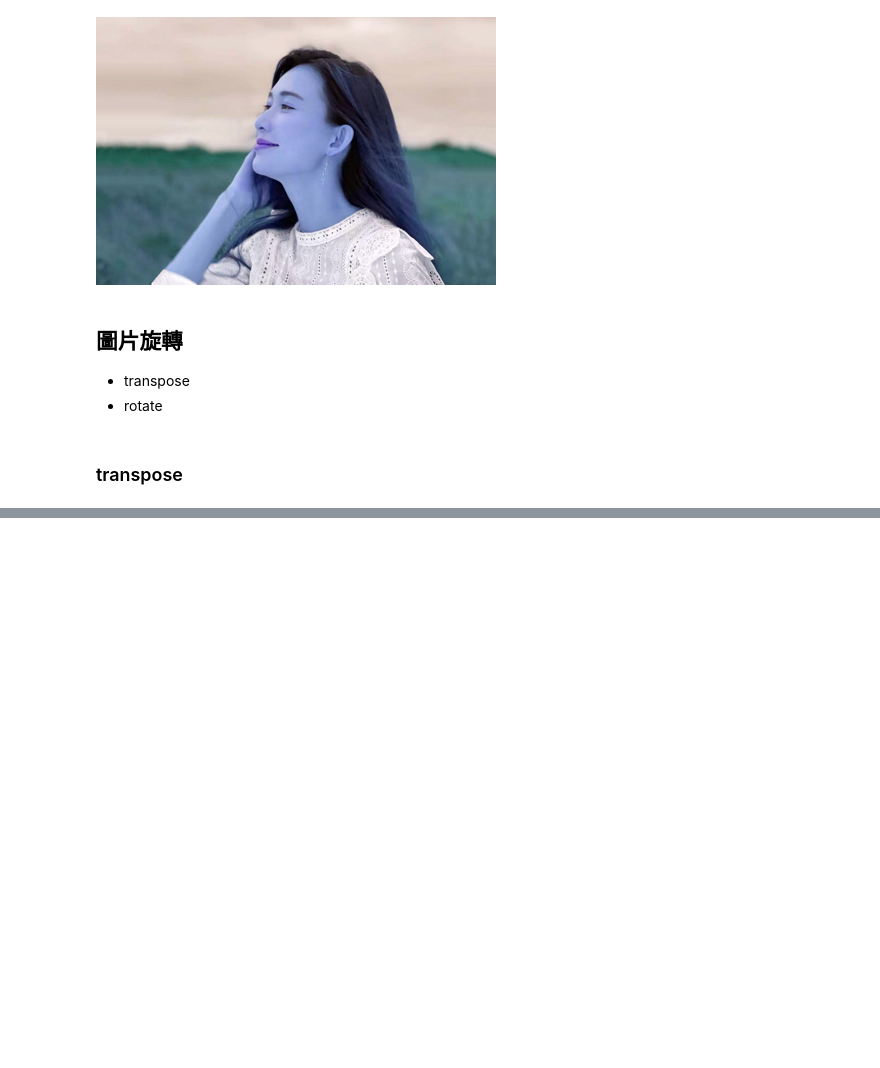
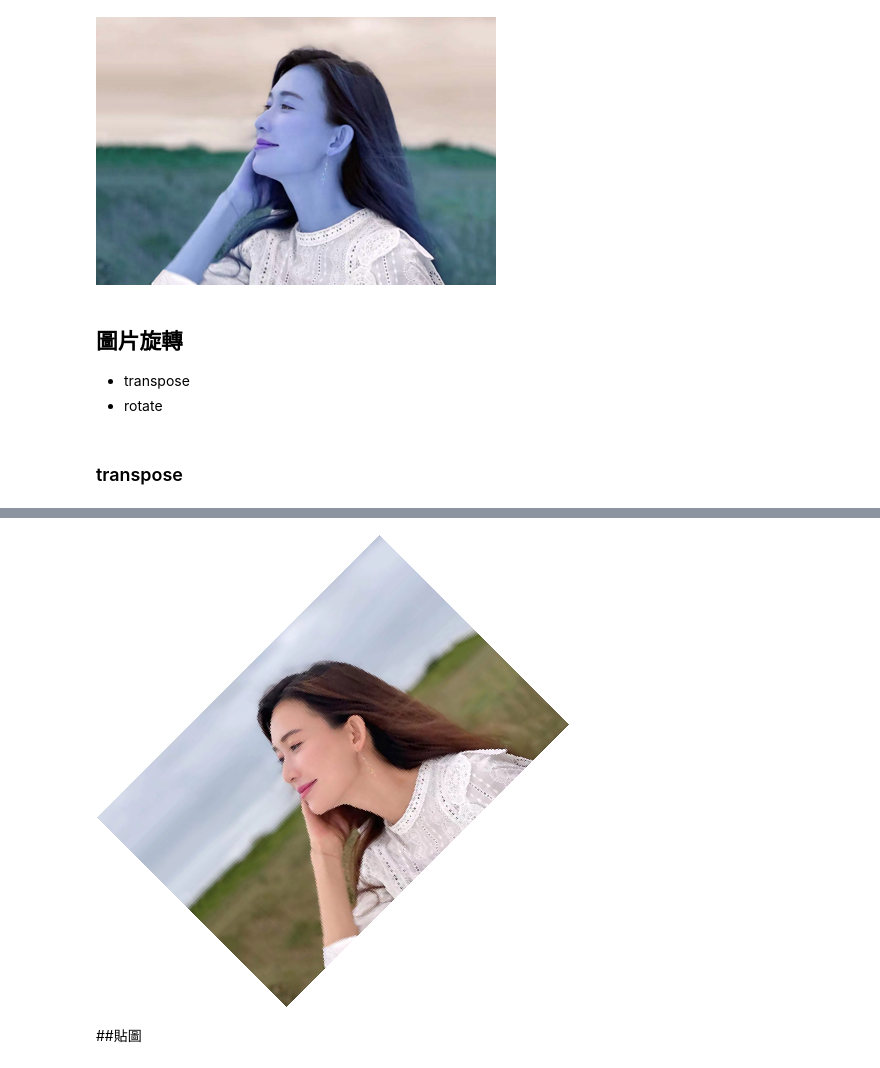
Before and after one commit to Kuo2022/20220702-python, a Jupyter notebook: 20220716.ipynb, the cells around one changed output, grey strips where cells are left out. Saved outputs shown, nothing was run; the diff lists cells and outputs as text; code cells hidden in the pictures; blank space fills up the shorter version.

```diff
--- a/20220716.ipynb
+++ b/20220716.ipynb
@@ -470,0 +487,6 @@ im3.transpose(Image.ROTATE_90)
+# %%
+im3.rotate(45, expand=True, fillcolor="white")
+# %% [output]
+[figure, added]
+# %% [markdown]
+##貼圖
```
Also changed, not shown: parts of 16 cells of this notebook.
